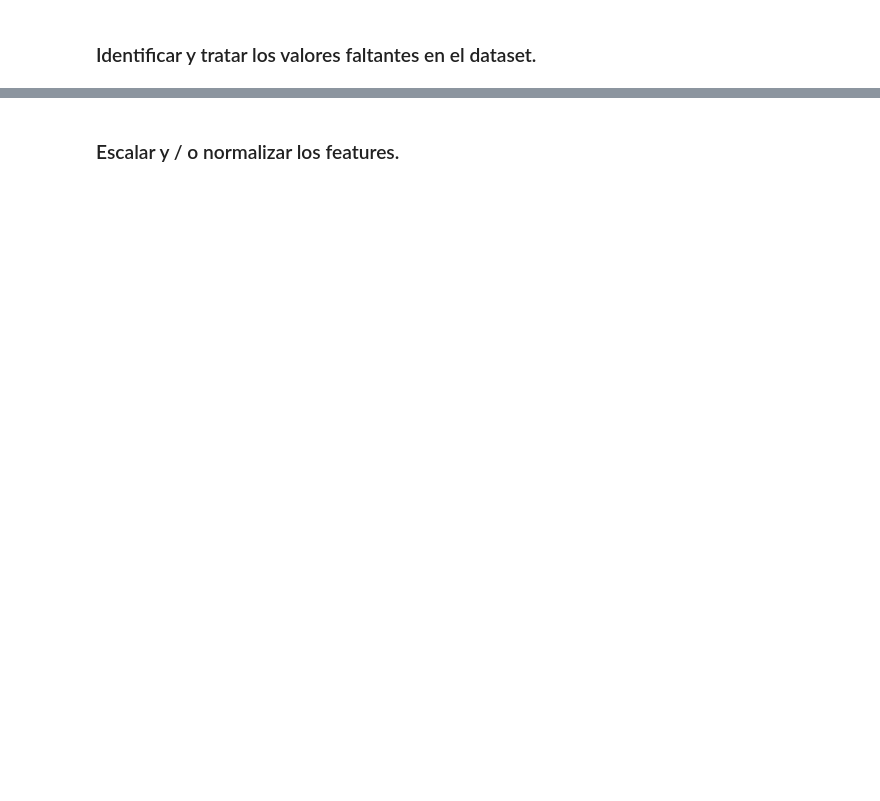
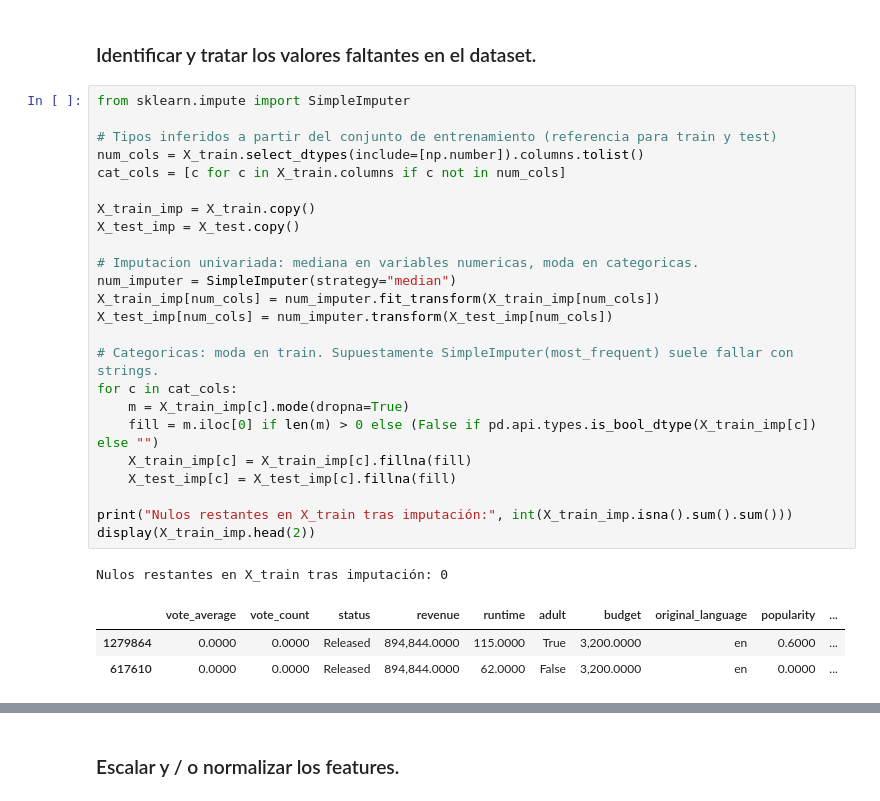
Before and after one commit to jbmild/ceia-add, a Jupyter notebook: tp_final.ipynb, the cells around one changed output, grey strips where cells are left out. Saved outputs shown, nothing was run; the diff lists cells and outputs as text; blank space fills up the shorter version.

```diff
--- a/tp_final.ipynb
+++ b/tp_final.ipynb
@@ -731,4 +685,33 @@ Sin formalizar el mecanismo (modelo de ausencia o de censura), la etiqueta MCAR/
 # %% [markdown]
 ### Identificar y tratar los valores faltantes en el dataset.
+# %%
+from sklearn.impute import SimpleImputer
+
+# Tipos inferidos a partir del conjunto de entrenamiento (referencia para train y test)
+num_cols = X_train.select_dtypes(include=[np.number]).columns.tolist()
+cat_cols = [c for c in X_train.columns if c not in num_cols]
+
+X_train_imp = X_train.copy()
+X_test_imp = X_test.copy()
+
+# Imputacion univariada: mediana en variables numericas, moda en categoricas.
+num_imputer = SimpleImputer(strategy="median")
+X_train_imp[num_cols] = num_imputer.fit_transform(X_train_imp[num_cols])
+X_test_imp[num_cols] = num_imputer.transform(X_test_imp[num_cols])
+
+# Categoricas: moda en train. Supuestamente SimpleImputer(most_frequent) suele fallar con strings.
+for c in cat_cols:
+    m = X_train_imp[c].mode(dropna=True)
+    fill = m.iloc[0] if len(m) > 0 else (False if pd.api.types.is_bool_dtype(X_train_imp[c]) else "")
+    X_train_imp[c] = X_train_imp[c].fillna(fill)
+    X_test_imp[c] = X_test_imp[c].fillna(fill)
+
+print("Nulos restantes en X_train tras imputación:", int(X_train_imp.isna().sum().sum()))
+display(X_train_imp.head(2))
+# %% [output]
+Nulos restantes en X_train tras imputación: 0
+|  | vote_average | vote_count | status | revenue | runtime | adult | budget | original_language | popularity | ... |
+| 1279864 | 0.0000 | 0.0000 | Released | 894,844.0000 | 115.0000 | True | 3,200.0000 | en | 0.6000 | ... |
+| 617610 | 0.0000 | 0.0000 | Released | 894,844.0000 | 62.0000 | False | 3,200.0000 | en | 0.0000 | ... |
 # %% [markdown]
 ### Detectar y manejar los outliers utilizando técnicas estadísticas o visuales apropiadas.
```
Also changed, not shown: parts of 43 cells of this notebook.
